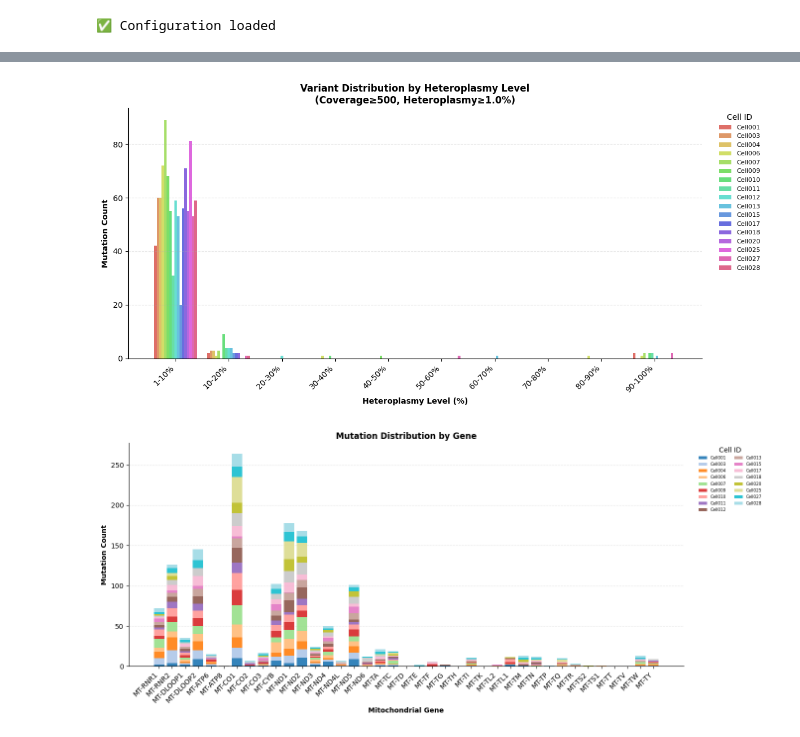
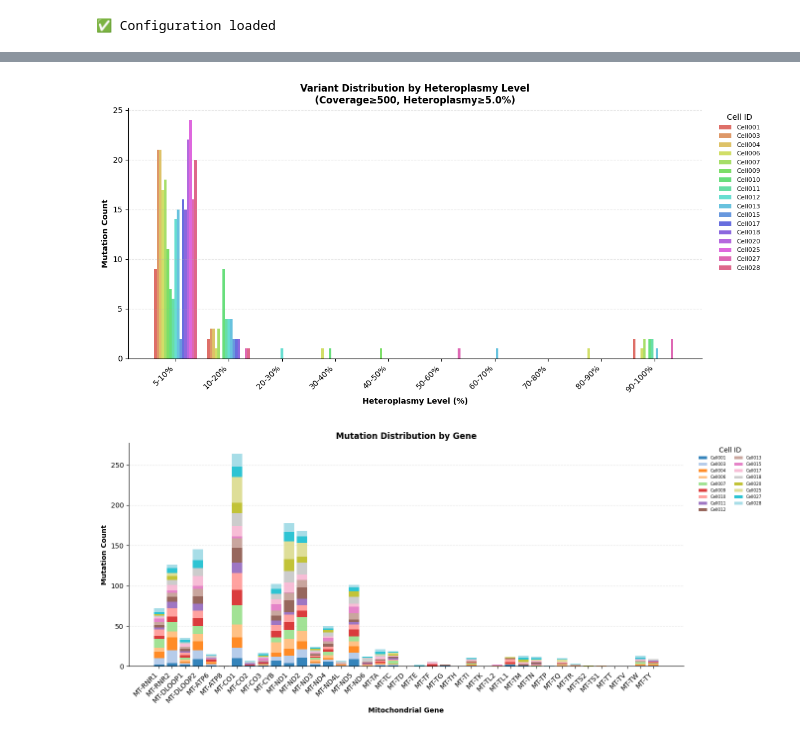
Before and after one commit to elliotwilliams150-sys/mtDNA_analysis, a Jupyter notebook: analysis.ipynb, the cells around one changed output, grey strips where cells are left out. Cells and saved outputs as stored; diff of their text form; code cells hidden in the pictures.

```diff
--- a/analysis.ipynb
+++ b/analysis.ipynb
@@ -76,7 +37,7 @@ CONFIG = {
     'variant_pattern': "/mnt/claw-raid/elliot/variants.annotatedCell*.txt",
     'haplo_pattern': "/mnt/claw-raid/elliot/haplogroupsCell*.txt",
     'min_coverage': 500,
-    'min_heteroplasmy': 1.0,
+    'min_heteroplasmy': 5.0,
     'haplo_alt_allele_threshold'
     '': 95.0,  # Flip variants above this VAF
 }
@@ -84,6 +45,42 @@ CONFIG = {
 print("✅ Configuration loaded")
 # %% [output]
 ✅ Configuration loaded
+# %%
+import pysam
+import matplotlib.pyplot as plt
+import glob
+import os
+import re
+
+# Directory containing BAM files
+bam_dir = "/mnt/claw-raid/elliot/P003"
+chrom = "NC_012920.1"  # mitochondrial genome
+
+# Find all sorted BAM files matching the pattern
+bam_files = sorted(glob.glob(os.path.join(bam_dir, "3842_*_sorted.bam")))
+
+plt.figure(figsize=(14, 7))
+
+for bam_path in bam_files:
+    # Extract cell number from filename
+    match = re.search(r"3842_(\d+)_sorted\.bam", os.path.basename(bam_path))
+    label = f"Cell{match.group(1)}" if match else os.path.basename(bam_path)
+
+    bam = pysam.AlignmentFile(bam_path, "rb")
+    mt_length = bam.get_reference_length(chrom)
+    coverage = [sum(x) for x in zip(*bam.count_coverage(chrom, start=0, end=mt_length))]
+    bam.close()
+
+    plt.plot(coverage, label=label, linewidth=1)
+
+plt.title("Mitochondrial Genome Coverage for Multiple Cells")
+plt.xlabel("Position on NC_012920.1")
+plt.ylabel("Coverage")
+plt.legend(fontsize=8, ncol=2, title="Cells")
+plt.grid(axis='y', linestyle='--', alpha=0.5)
+# Removed the plt.yticks() line that was forcing specific tick marks
+plt.tight_layout()
+plt.show()
 # %%
 # === Cell 2: Helper Functions ===
 
@@ -190,7 +187,7 @@ import seaborn as sns
 # === Cell 4: Plot 1 — Heteroplasmy Distribution ===
 
 # Define bins directly in plotting code instead of CONFIG
-bins = [1, 10, 20, 30, 40, 50, 60, 70, 80, 90, 100]
+bins = [5, 10, 20, 30, 40, 50, 60, 70, 80, 90, 100]
 bin_labels = [f"{bins[i]}-{bins[i+1]}%"
               for i in range(len(bins) - 1)]
 
@@ -201,34 +198,34 @@ df_all['het_bin'] = pd.cut(df_all['variant_level'],
 
 mutation_counts = df_all.groupby(['cell_id', 'het_bin'], observed=True).size().unstack(fill_value=0)
 mutation_counts = mutation_counts.reindex(columns=bin_labels, fill_value=0)
 mutation_counts = mutation_counts.reindex(index=all_cells, fill_value=0)
 
 fig, ax = plt.subplots(figsize=(12, 6))
 n_cells = len(mutation_counts)
 colors = sns.color_palette("hls", n_cells)  # one distinct color per cell
 
 x = np.arange(len(bin_labels))
 width = 0.8 / n_cells
 
 for i, cell_id in enumerate(mutation_counts.index):
     offset = (i - n_cells / 2) * width + width / 2
     ax.bar(x + offset, mutation_counts.loc[cell_id], width=width,
            label=cell_id, color=colors[i % len(colors)], alpha=0.9)
 
 ax.set_xlabel('Heteroplasmy Level (%)', fontweight='bold')
 ax.set_ylabel('Mutation Count', fontweight='bold')
 ax.set_title(f'Variant Distribution by Heteroplasmy Level\n(Coverage≥{CONFIG["min_coverage"]}, Heteroplasmy≥{CONFIG["min_heteroplasmy"]}%)',
              fontweight='bold')
 ax.set_xticks(x)
 ax.set_xticklabels(bin_labels, rotation=45, ha='right')
 ax.spines[['top', 'right']].set_visible(False)
 ax.yaxis.grid(True, linestyle='--', alpha=0.3)
 ax.legend(title='Cell ID', bbox_to_anchor=(1.02, 1), loc='upper left', frameon=False, fontsize=8)
 plt.tight_layout()
 plt.savefig("variant_distribution.png", dpi=300, bbox_inches='tight')
 plt.show()
 # %% [output]
-[figure, old version]
+[figure, new version]
 # %%
 gene_counts = df_all.groupby(['cell_id', 'gene'], observed=True).size().unstack(fill_value=0)
 
```
Also changed, not shown: parts of 2 cells of this notebook.
